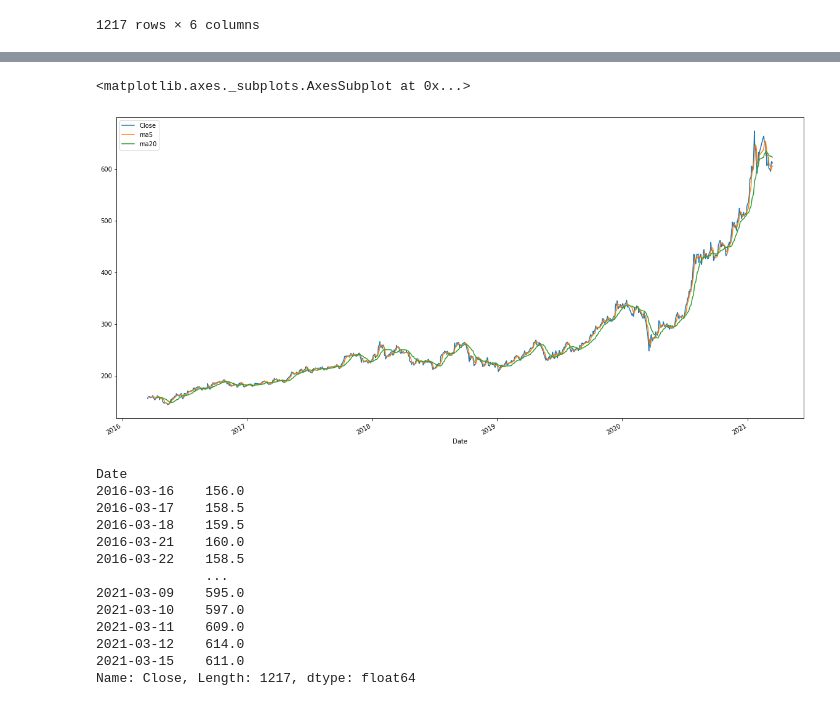
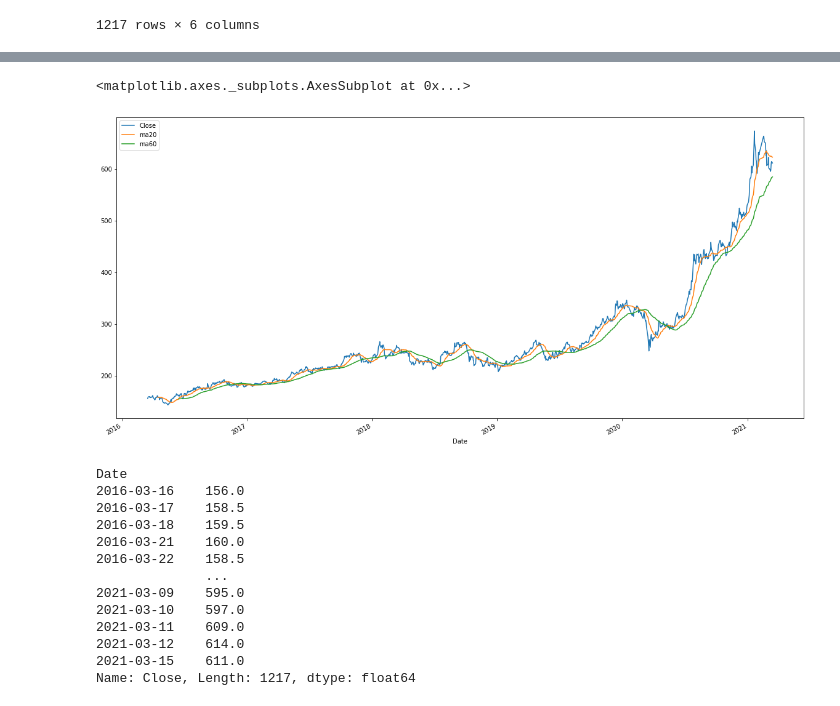
Before and after one commit to webclinic017/trade-backtest, a Jupyter notebook: 6_1_產生交易訊號並畫圖.ipynb, the cells around one changed output, grey strips where cells are left out. Saved outputs shown, nothing was run; the diff lists cells and outputs as text; code cells hidden in the pictures.

```diff
--- a/6_1_產生交易訊號並畫圖.ipynb
+++ b/6_1_產生交易訊號並畫圖.ipynb
@@ -29,4 +29,6 @@ df
 df['ma5']=df.iloc[:,3].rolling(5).mean()
 # %%
 df['ma20']=df.iloc[:,3].rolling(20).mean()
+# %%
+df['ma60']=df.iloc[:,3].rolling(60).mean()
 # %%
@@ -49,8 +68,8 @@ df[['Close', 'ma5','ma20']]
 # %%
-df[['Close', 'ma5','ma20']].plot(figsize=(20,10))
+df[['Close', 'ma20','ma60']].plot(figsize=(20,10))
 # %% [output]
 <matplotlib.axes._subplots.AxesSubplot at 0x...>
-[figure, old version]
+[figure, new version]
 # %%
 df1=df.Close
 # %%
```
Also changed, not shown: parts of 2 cells of this notebook.
